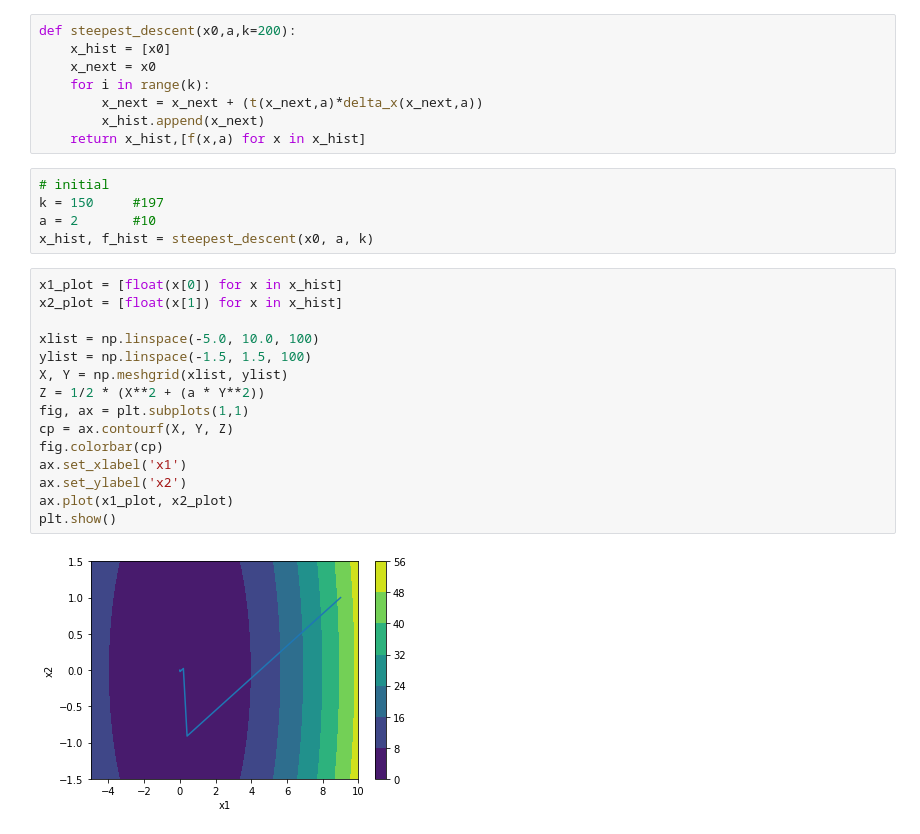
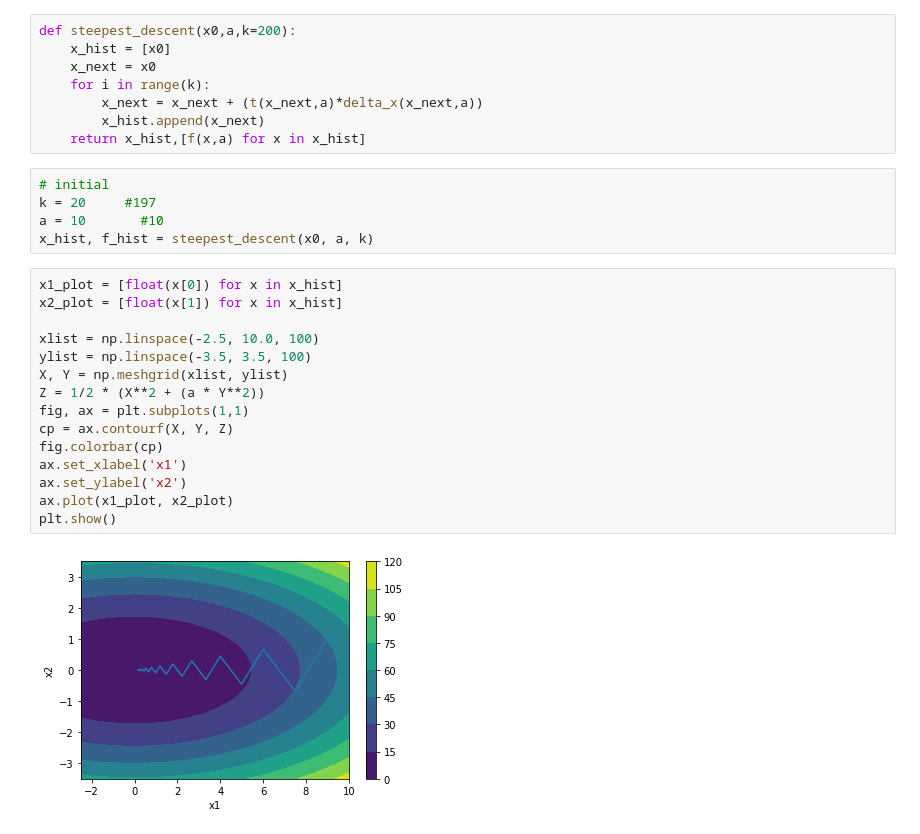
Before and after one commit to k-sukhantharat/bads7603-Optimization, a Jupyter notebook: hw2_unconstrained/hw2_problem2.ipynb, the cells around one changed output. Saved outputs shown, nothing was run; the diff lists cells and outputs as text.

```diff
--- a/hw2_unconstrained/hw2_problem2.ipynb
+++ b/hw2_unconstrained/hw2_problem2.ipynb
@@ -47,23 +47,23 @@ def steepest_descent(x0,a,k=200):
     return x_hist,[f(x,a) for x in x_hist]
 # %%
 # initial
-k = 150     #197
-a = 2       #10
+k = 20     #197
+a = 10       #10
 x_hist, f_hist = steepest_descent(x0, a, k)
 # %%
 x1_plot = [float(x[0]) for x in x_hist]
 x2_plot = [float(x[1]) for x in x_hist]
 
-xlist = np.linspace(-5.0, 10.0, 100)
-ylist = np.linspace(-1.5, 1.5, 100)
+xlist = np.linspace(-2.5, 10.0, 100)
+ylist = np.linspace(-3.5, 3.5, 100)
 X, Y = np.meshgrid(xlist, ylist)
 Z = 1/2 * (X**2 + (a * Y**2))
 fig, ax = plt.subplots(1,1)
 cp = ax.contourf(X, Y, Z)
 fig.colorbar(cp)
 ax.set_xlabel('x1')
 ax.set_ylabel('x2')
 ax.plot(x1_plot, x2_plot)
 plt.show()
 # %% [output]
-[figure, old version]
+[figure, new version]
```
Also changed, not shown: parts of 1 cell of this notebook, 2 other files.
